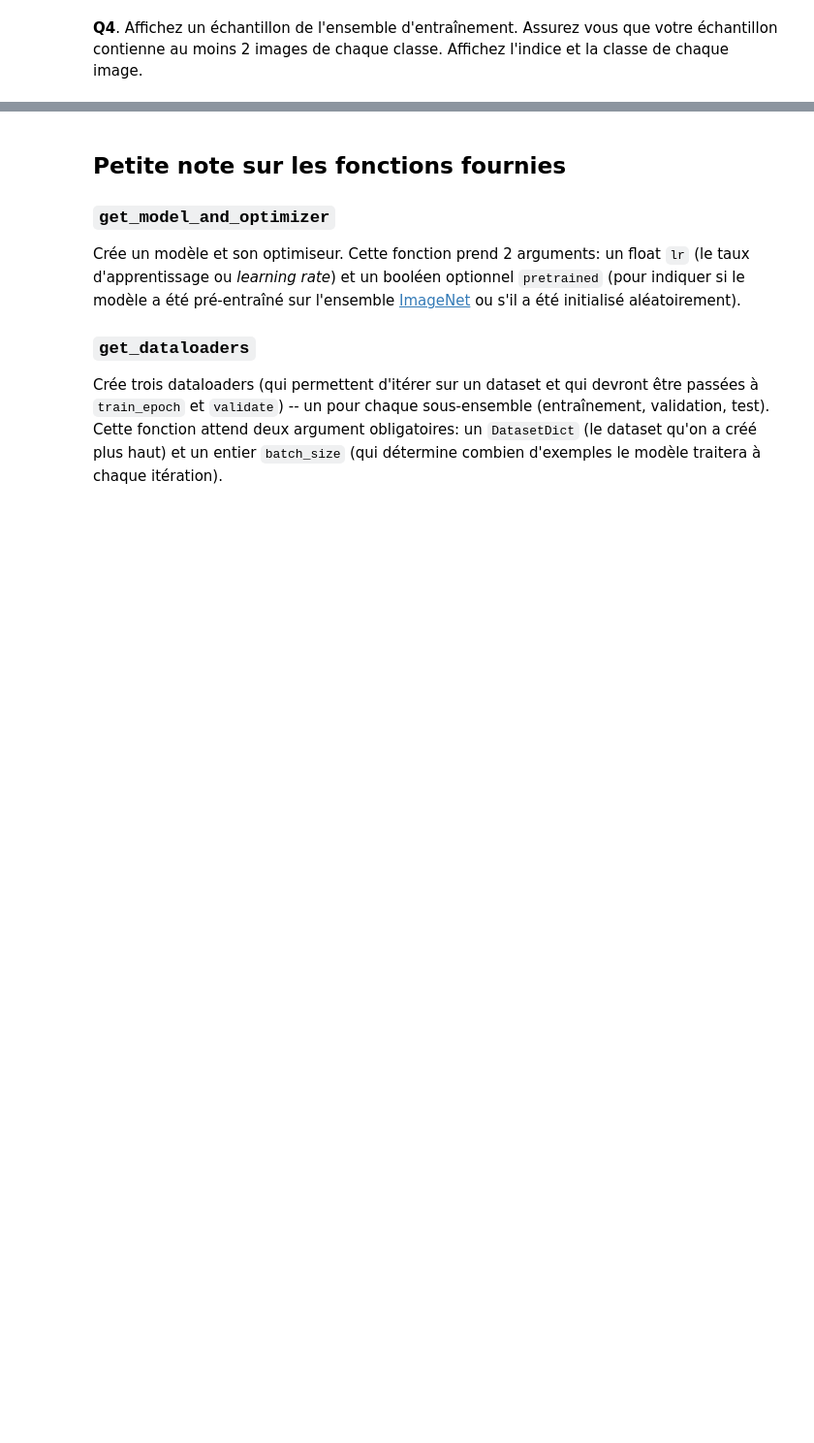
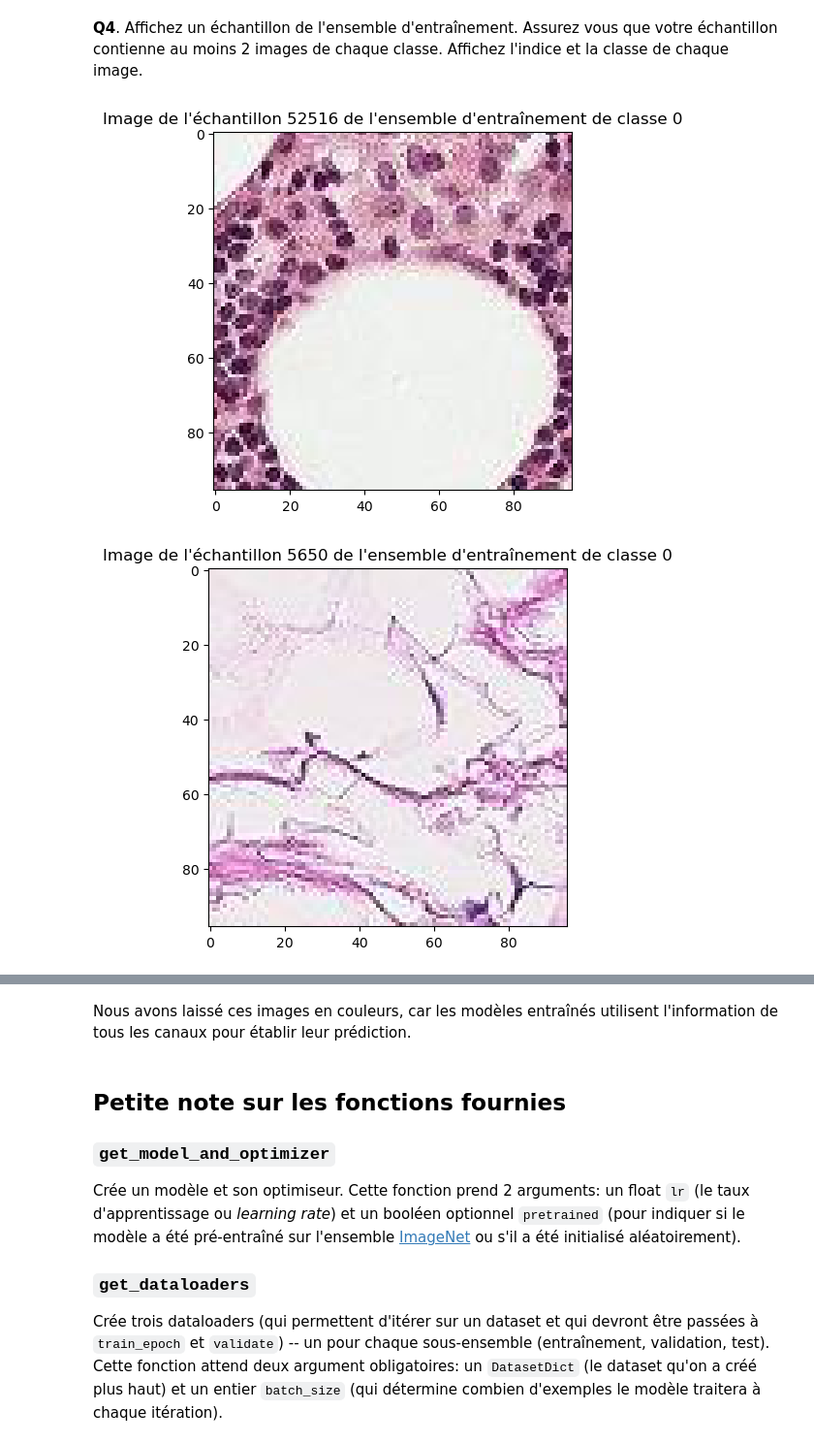
Before and after one commit to lashlone/GBM8770-Programmation, a Jupyter notebook: TP2/tp2_seance2.ipynb, the cells around one changed output, grey strips where cells are left out. Shown at 97% size. Drawn from its saved outputs; the diff is of its cells as text; code cells hidden in the pictures; blank space fills up the shorter version.

```diff
--- a/TP2/tp2_seance2.ipynb
+++ b/TP2/tp2_seance2.ipynb
@@ -74,21 +81,22 @@ for key in dataset.keys():
 # %% [markdown]
 **Q4**. Affichez un échantillon de l'ensemble d'entraînement. Assurez vous que votre échantillon contienne au moins 2 images de chaque classe. Affichez l'indice et la classe de chaque image.
 # %%
-taille_echantillon = 4
-
 indexes_by_class = {0: [], 1: []}
 
 for index, label in enumerate(dataset["train"]["label"]):
     indexes_by_class[label].append(index)
 
-echantillon_0 = np.random.choice(indexes_by_class[0], size=math.floor(taille_echantillon/2.0), replace=False).tolist()
-echantillon_1 = np.random.choice(indexes_by_class[1], size=math.ceil(taille_echantillon/2.0), replace=False).tolist()
+echantillon_0 = np.random.choice(indexes_by_class[0], size=2, replace=False).tolist()
+echantillon_1 = np.random.choice(indexes_by_class[1], size=2, replace=False).tolist()
 
-echantillon = echantillon_0 + echantillon_1
-echantillon = [(index, dataset["train"]["image"][index], dataset["train"]["label"][index]) for index in echantillon]
+echantillons = echantillon_0 + echantillon_1
+echantillons = [(index, dataset["train"]["image"][index], dataset["train"]["label"][index]) for index in echantillons]
 
-for index, image, label in echantillon:
+for index, image, label in echantillons:
     fig, ax = plt.subplots(1,1)
 
-    ax.set_title(f"Image de l'échantillon {index} de l'ensemble d'entraînement, de classe {label}")
+    ax.set_title(f"Image de l'échantillon {index} de l'ensemble d'entraînement de classe {label}")
     ax.imshow(image)
+# %% [output]
+[figure, added]
+[figure, added]
@@ -95,3 +105,5 @@ for index, image, label in echantillon:
+# %% [markdown]
+Nous avons laissé ces images en couleurs, car les modèles entraînés utilisent l'information de tous les canaux pour établir leur prédiction.
 # %% [markdown]
 ## Petite note sur les fonctions fournies
 
```
Also changed, not shown: parts of 25 cells of this notebook, 5 other files.
